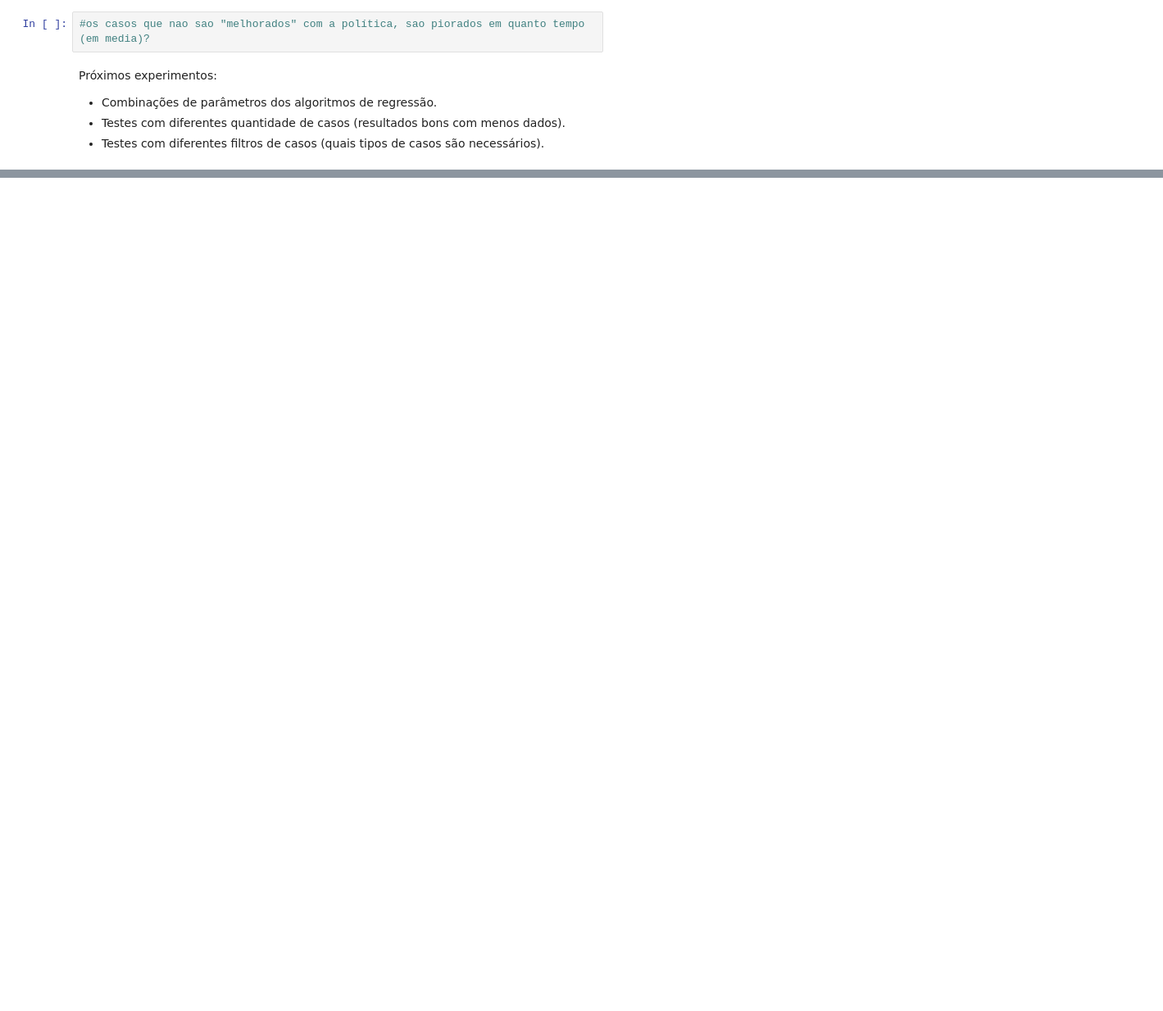
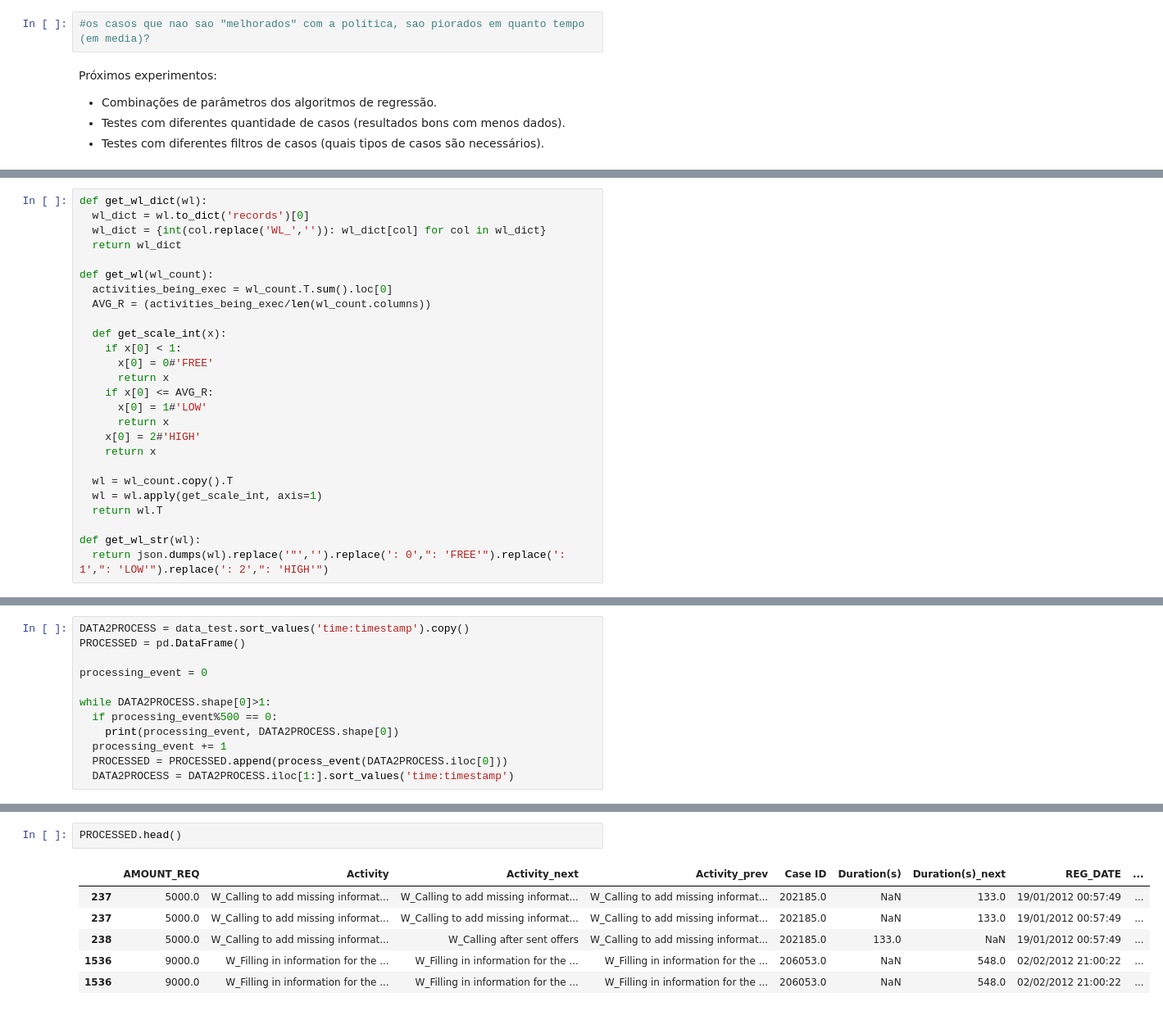
Before and after one commit to thaisneubauer/PPAR2021, a Jupyter notebook: BPI_Challenge_2012_03RL_Results'_Analysis.ipynb, the cells around one changed output, grey strips where cells are left out. Shown at 82% size. Saved outputs shown, nothing was run; the diff lists cells and outputs as text; blank space fills up the shorter version.

```diff
--- a/BPI_Challenge_2012_03RL_Results'_Analysis.ipynb
+++ b/BPI_Challenge_2012_03RL_Results'_Analysis.ipynb
@@ -261,0 +390,26 @@ Próximos experimentos:
+# %%
+def get_wl_dict(wl):
+  wl_dict = wl.to_dict('records')[0]
+  wl_dict = {int(col.replace('WL_','')): wl_dict[col] for col in wl_dict}
+  return wl_dict
+
+def get_wl(wl_count):
+  activities_being_exec = wl_count.T.sum().loc[0]
+  AVG_R = (activities_being_exec/len(wl_count.columns))
+
+  def get_scale_int(x):
+    if x[0] < 1:
+      x[0] = 0#'FREE'
+      return x
+    if x[0] <= AVG_R:
+      x[0] = 1#'LOW'
+      return x
+    x[0] = 2#'HIGH'
+    return x
+
+  wl = wl_count.copy().T
+  wl = wl.apply(get_scale_int, axis=1)
+  return wl.T
+
+def get_wl_str(wl):
+  return json.dumps(wl).replace('"','').replace(': 0',": 'FREE'").replace(': 1',": 'LOW'").replace(': 2',": 'HIGH'")
@@ -261,0 +480,12 @@ Próximos experimentos:
+# %%
+DATA2PROCESS = data_test.sort_values('time:timestamp').copy()
+PROCESSED = pd.DataFrame()
+
+processing_event = 0
+
+while DATA2PROCESS.shape[0]>1:
+  if processing_event%500 == 0:
+    print(processing_event, DATA2PROCESS.shape[0])
+  processing_event += 1
+  PROCESSED = PROCESSED.append(process_event(DATA2PROCESS.iloc[0]))
+  DATA2PROCESS = DATA2PROCESS.iloc[1:].sort_values('time:timestamp')
@@ -261,0 +512,9 @@ Próximos experimentos:
+# %%
+PROCESSED.head()
+# %% [output]
+|  | AMOUNT_REQ | Activity | Activity_next | Activity_prev | Case ID | Duration(s) | Duration(s)_next | REG_DATE | ... |
+| 237 | 5000.0 | W_Calling to add missing informat... | W_Calling to add missing informat... | W_Calling to add missing informat... | 202185.0 | NaN | 133.0 | 19/01/2012 00:57:49 | ... |
+| 237 | 5000.0 | W_Calling to add missing informat... | W_Calling to add missing informat... | W_Calling to add missing informat... | 202185.0 | NaN | 133.0 | 19/01/2012 00:57:49 | ... |
+| 238 | 5000.0 | W_Calling to add missing informat... | W_Calling after sent offers | W_Calling to add missing informat... | 202185.0 | 133.0 | NaN | 19/01/2012 00:57:49 | ... |
+| 1536 | 9000.0 | W_Filling in information for the ... | W_Filling in information for the ... | W_Filling in information for the ... | 206053.0 | NaN | 548.0 | 02/02/2012 21:00:22 | ... |
+| 1536 | 9000.0 | W_Filling in information for the ... | W_Filling in information for the ... | W_Filling in information for the ... | 206053.0 | NaN | 548.0 | 02/02/2012 21:00:22 | ... |
```
Also changed, not shown: parts of 21 cells of this notebook.
